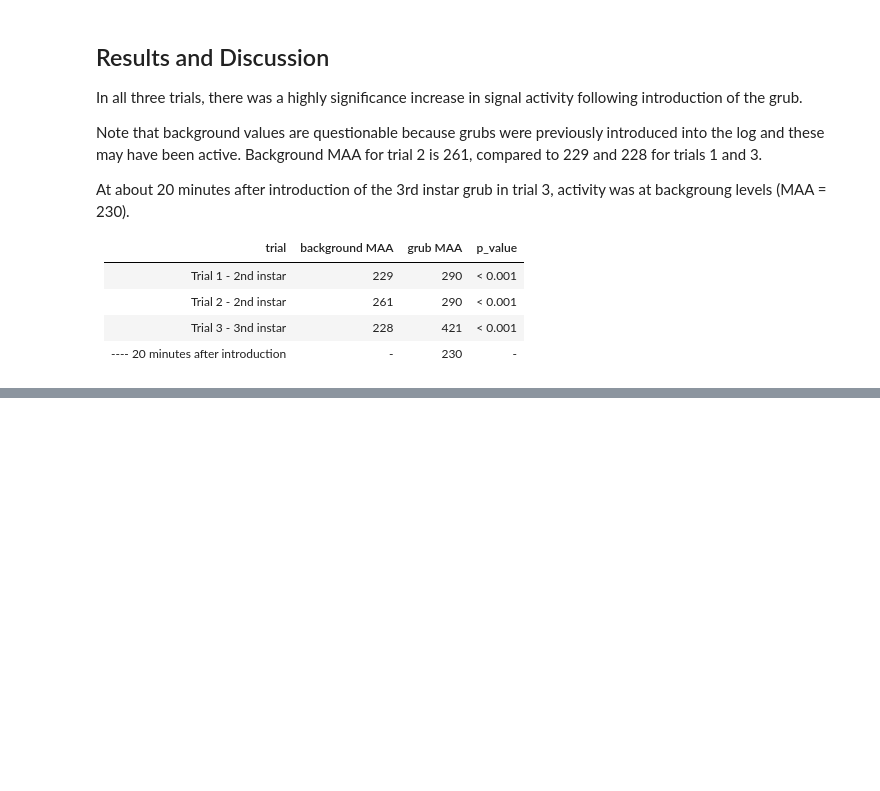
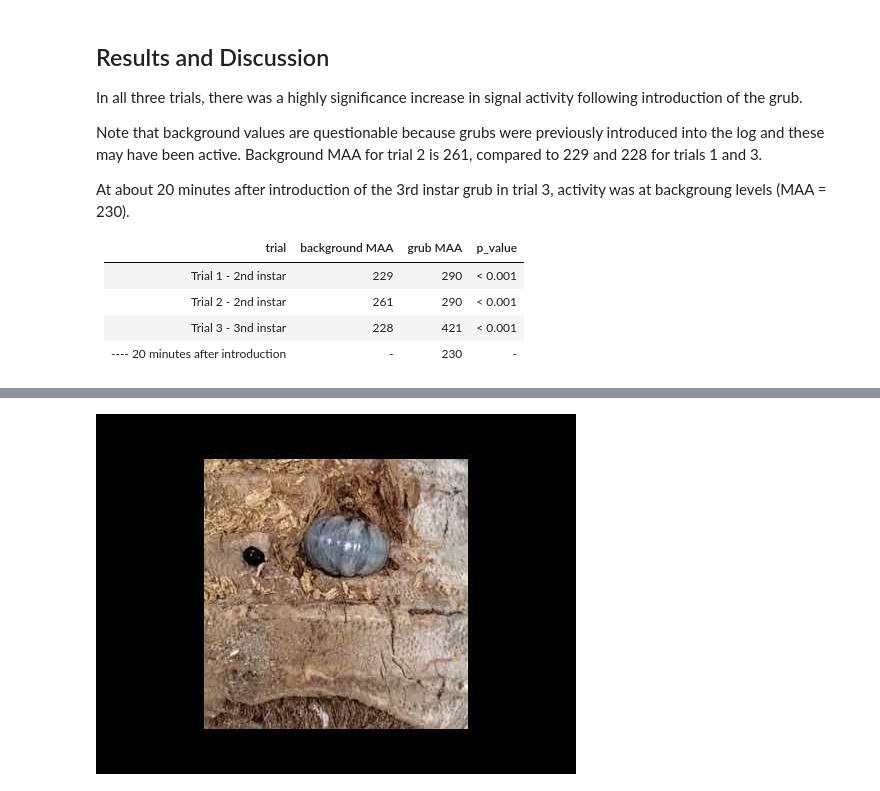
Before and after one commit to aubreymoore/treevibes, a Jupyter notebook: code/Experiment 2022-04-21.ipynb, the cells around one changed output, grey strips where cells are left out. Saved outputs shown, nothing was run; the diff lists cells and outputs as text; code cells hidden in the pictures; blank space fills up the shorter version.

```diff
--- a/code/Experiment 2022-04-21.ipynb
+++ b/code/Experiment 2022-04-21.ipynb
@@ -178,0 +191,4 @@ Tracks006: Trial 3 grub I3 20m after introduction<br>
+# %%
+YouTubeVideo('Rt66_wWSqic')
+# %% [output]
+[figure, added]
```
Also changed, not shown: parts of 4 cells of this notebook.
